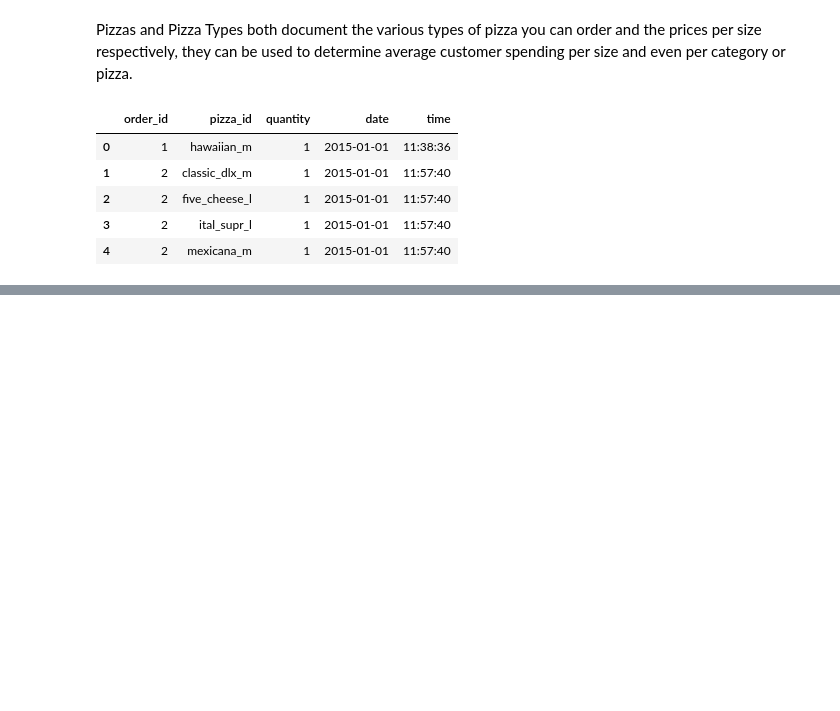
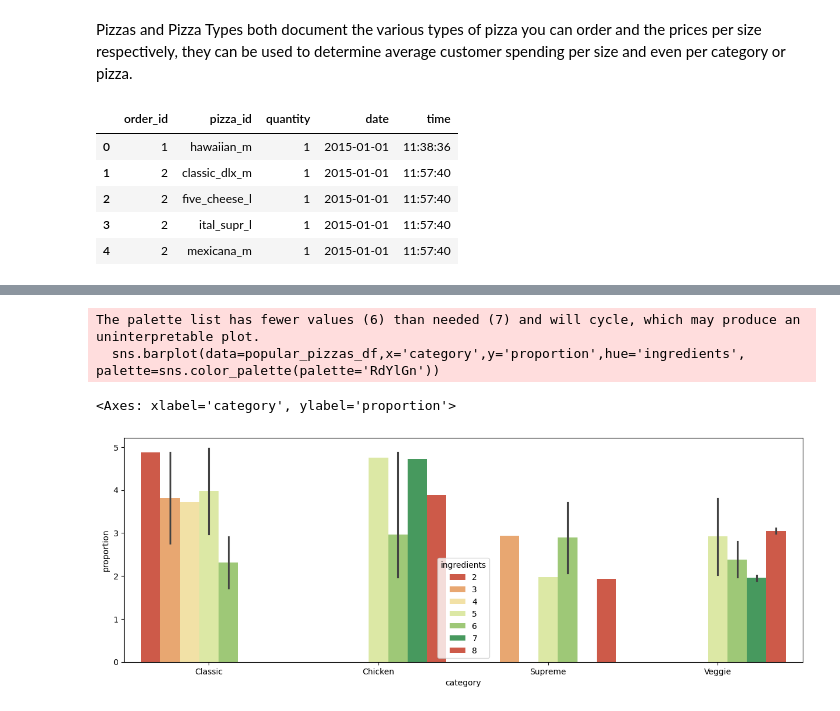
Before and after one commit to drod75/Pizza-Dataset-Analysis, a Jupyter notebook: pizza_analysis.ipynb, the cells around one changed output, grey strips where cells are left out. Cells and saved outputs as stored; diff of their text form; code cells hidden in the pictures; blank space fills up the shorter version.

```diff
--- a/pizza_analysis.ipynb
+++ b/pizza_analysis.ipynb
@@ -66,0 +170,8 @@ Using pandas we have merged order_details and orders, with this we can now acces
+# %%
+plt.figure(figsize=(15,5))
+sns.barplot(data=popular_pizzas_df,x='category',y='proportion',hue='ingredients', palette=sns.color_palette(palette='RdYlGn'))
+# %% [output]
+The palette list has fewer values (6) than needed (7) and will cycle, which may produce an uninterpretable plot.
+  sns.barplot(data=popular_pizzas_df,x='category',y='proportion',hue='ingredients', palette=sns.color_palette(palette='RdYlGn'))
+<Axes: xlabel='category', ylabel='proportion'>
+[figure, added]
```
Also changed, not shown: parts of 15 cells of this notebook.
